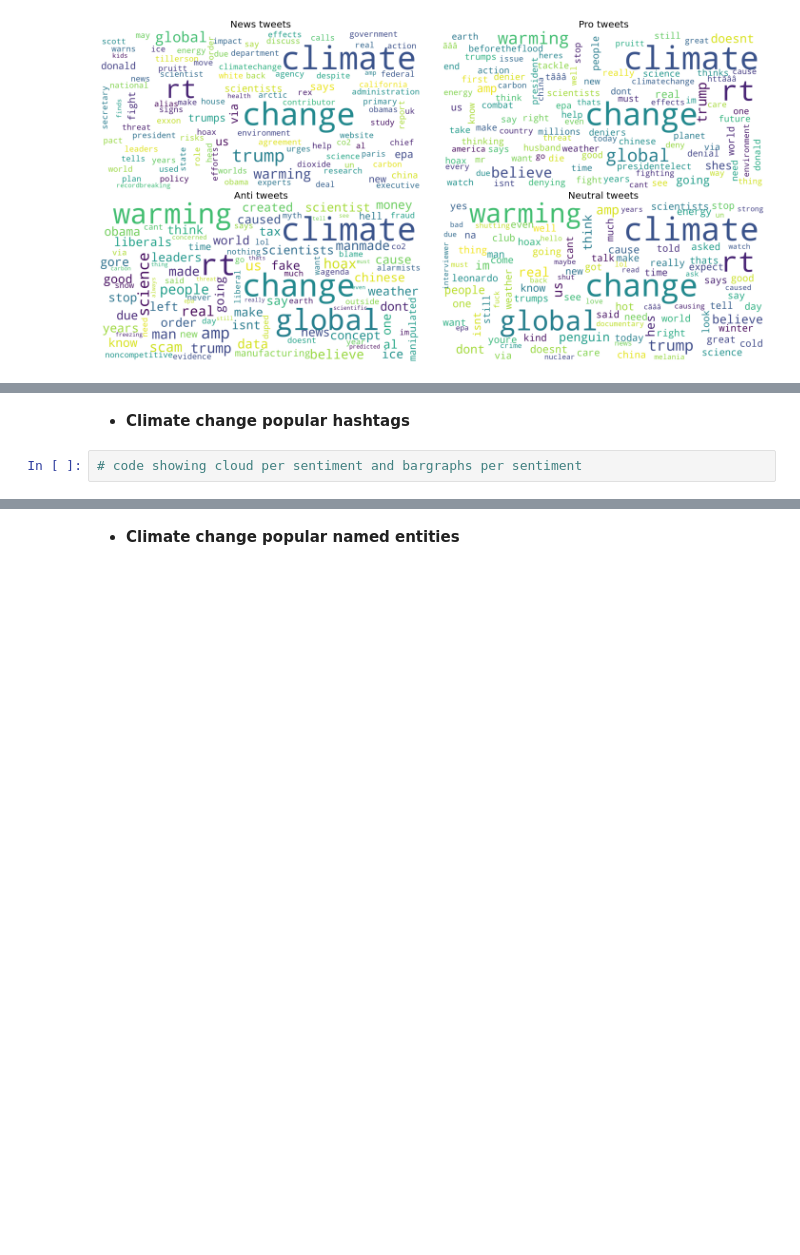
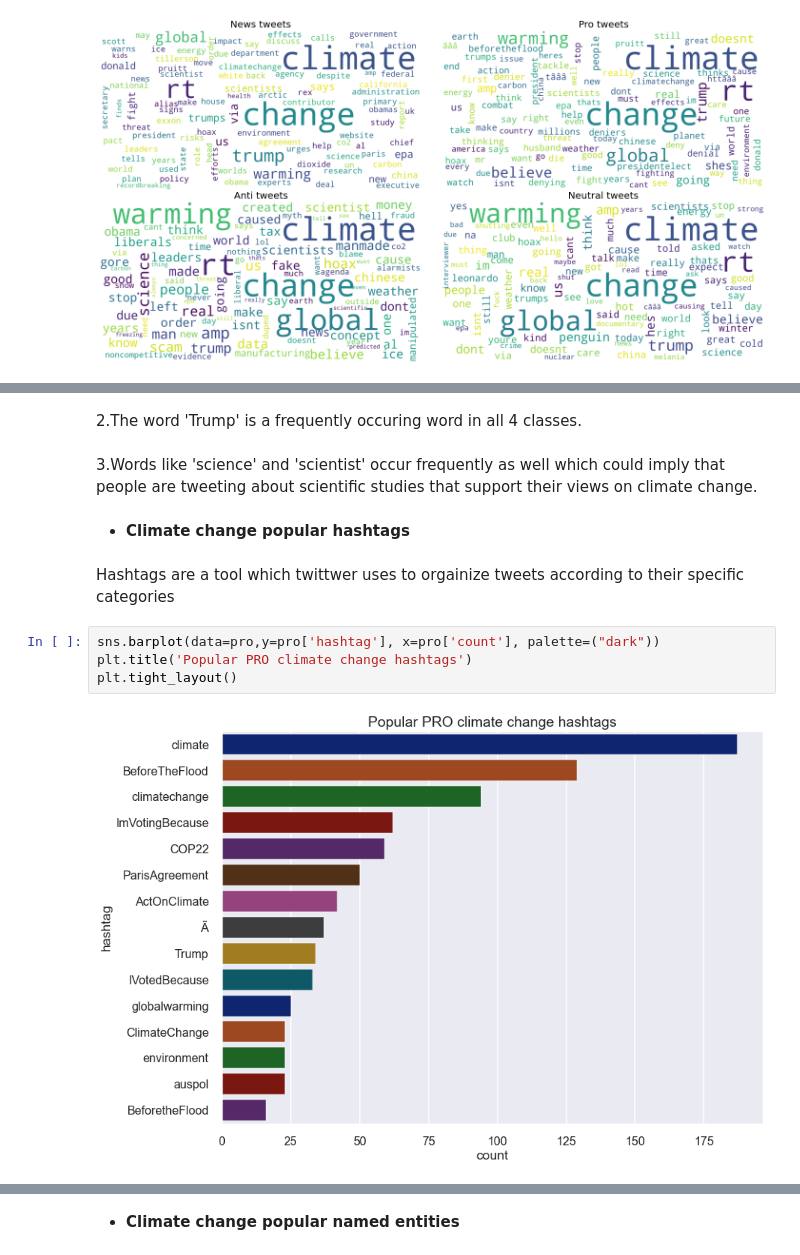
Before and after one commit to ThobaniMwandla/advanced_classification_zm6_project, a Jupyter notebook: Climate_Sentiment.ipynb, the cells around one changed output, grey strips where cells are left out. Cells and saved outputs as stored; diff of their text form; blank space fills up the shorter version.

```diff
--- a/Climate_Sentiment.ipynb
+++ b/Climate_Sentiment.ipynb
@@ -543,4 +702,14 @@ plt.savefig('joint_cloud.png')
+# %% [markdown]
+2.The word 'Trump' is a frequently occuring word in all 4 classes.
+# %% [markdown]
+3.Words like 'science' and 'scientist' occur frequently as well which could imply that people are tweeting about scientific studies that support their views on climate change.
 # %% [markdown]
 * **Climate change popular hashtags**
-# %%
-# code showing cloud per sentiment and bargraphs per sentiment
+# %% [markdown]
+Hashtags are a tool which twittwer uses to orgainize tweets according to their specific categories
+# %%
+sns.barplot(data=pro,y=pro['hashtag'], x=pro['count'], palette=("dark"))
+plt.title('Popular PRO climate change hashtags')
+plt.tight_layout()
+# %% [output]
+[figure, added]
```
Also changed, not shown: parts of 78 cells of this notebook.
